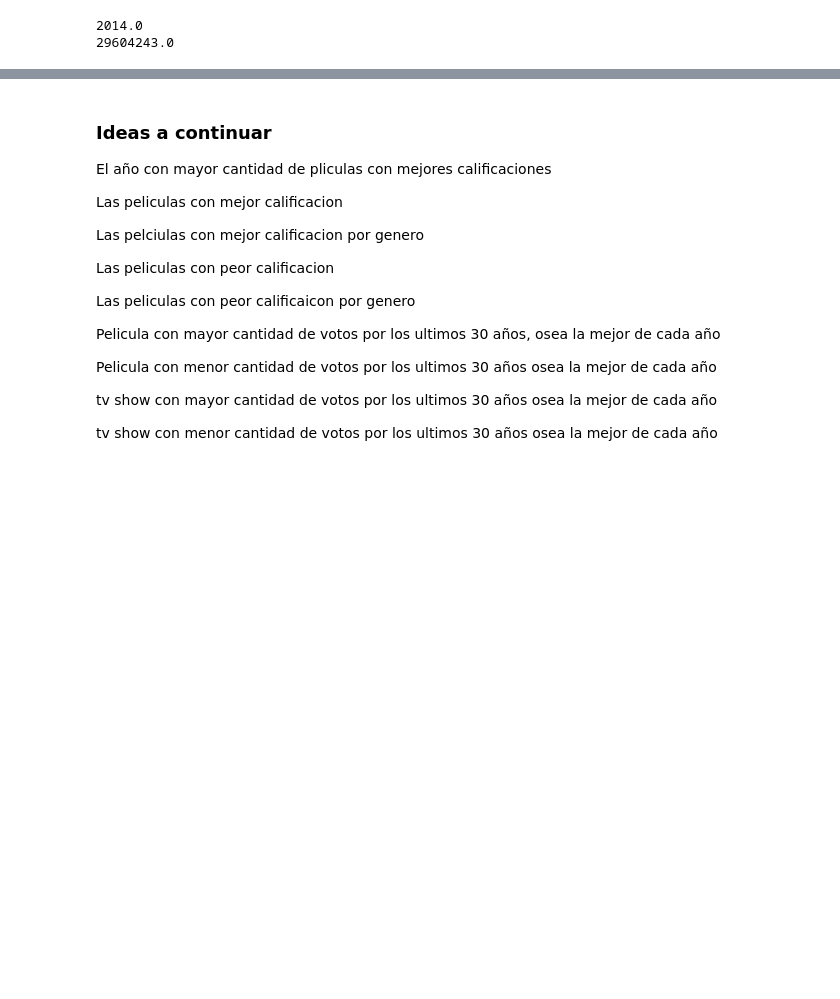
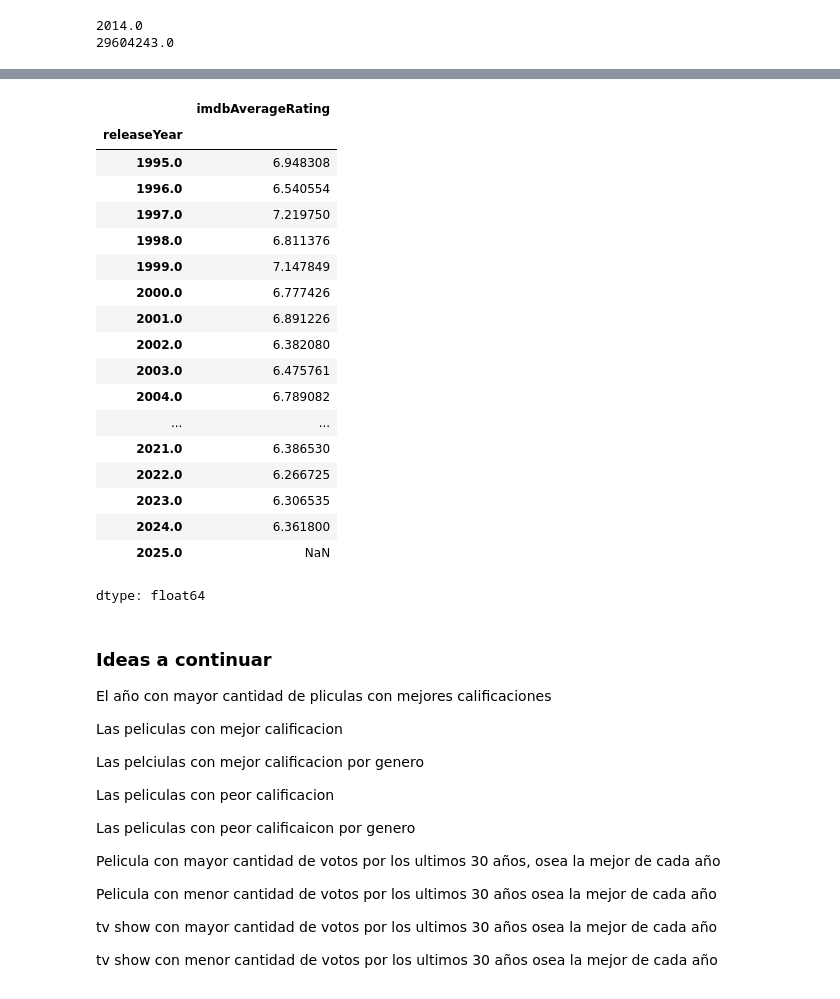
Before and after one commit to YvTur/netflix_kaggle, a Jupyter notebook: Analisis_de_data_set_de_netflix.ipynb, the cells around one changed output, grey strips where cells are left out. Cells and saved outputs as stored; diff of their text form; code cells hidden in the pictures; blank space fills up the shorter version.

```diff
--- a/Analisis_de_data_set_de_netflix.ipynb
+++ b/Analisis_de_data_set_de_netflix.ipynb
@@ -1791,3 +1840,30 @@ print(sum_votes_by_year.max())
+# %%
+#i need a smaller dataset for making the proper analysis to this
+#I am going to use a limited by 30 years datafram,
+#This df "df_recent" was used in previous analysis
+mean_ratings_by_year = df_recent.groupby('releaseYear')['imdbAverageRating'].mean()
+# %%
+mean_ratings_by_year
+# %% [output]
+|  | imdbAverageRating |
+| releaseYear |  |
+| 1995.0 | 6.948308 |
+| 1996.0 | 6.540554 |
+| 1997.0 | 7.219750 |
+| 1998.0 | 6.811376 |
+| 1999.0 | 7.147849 |
+| 2000.0 | 6.777426 |
+| 2001.0 | 6.891226 |
+| 2002.0 | 6.382080 |
+| 2003.0 | 6.475761 |
+| 2004.0 | 6.789082 |
+| ... | ... |
+| 2021.0 | 6.386530 |
+| 2022.0 | 6.266725 |
+| 2023.0 | 6.306535 |
+| 2024.0 | 6.361800 |
+| 2025.0 | NaN |
+dtype: float64
 # %% [markdown]
 ### **Ideas a continuar**
 
```
Also changed, not shown: parts of 4 cells of this notebook.
